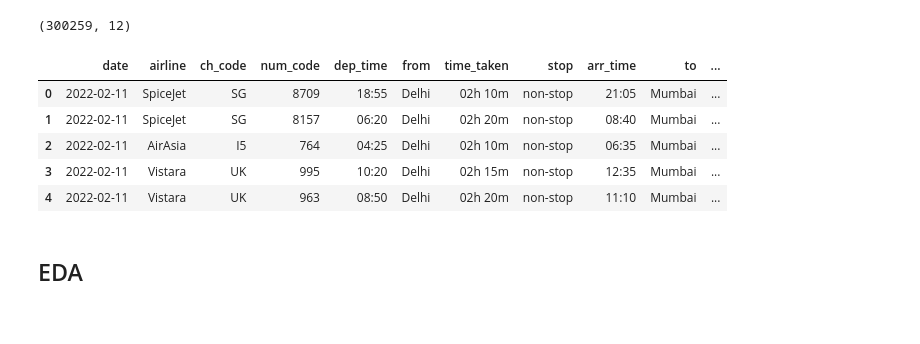
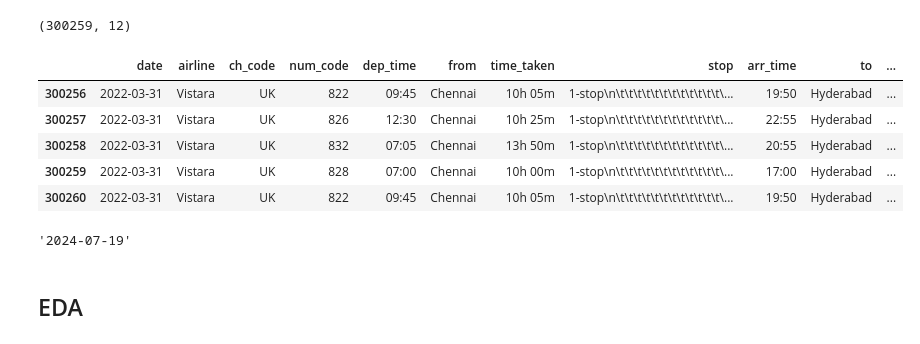
Before and after one commit to shaloy-lewis/flight-price-prediction, a Jupyter notebook: experiment/experiments.ipynb, the cells around one changed output. Drawn from its saved outputs; the diff is of its cells as text; code cells hidden in the pictures.

```diff
--- a/experiment/experiments.ipynb
+++ b/experiment/experiments.ipynb
@@ -93,7 +93,6 @@ def parse_stops(stop_desc):
         return 2
 # %%
 df2=df.copy()
-df2['flight_code'] = df2[['ch_code', 'num_code']].astype(str).agg('-'.join, axis=1)
 df2['date'] = pd.to_datetime(df2['date'], format='%d-%m-%Y')
 today = pd.to_datetime('10-02-2022', format='%d-%m-%Y')
 df2['days_prior_booked'] = (df2['date'] - today).dt.days
@@ -102,12 +101,17 @@ df2['arrival_time'] = df2['arr_time'].apply(categorize_time)
 df2['flight_duration'] = df2['time_taken'].apply(convert_to_minutes)
 df2['number_of_stops'] = df2['stop'].apply(lambda x: parse_stops(x))
 # %%
-df2.head()
+df2.tail()
 # %% [output]
 |  | date | airline | ch_code | num_code | dep_time | from | time_taken | stop | arr_time | to | ... |
-| 0 | 2022-02-11 | SpiceJet | SG | 8709 | 18:55 | Delhi | 02h 10m | non-stop | 21:05 | Mumbai | ... |
-| 1 | 2022-02-11 | SpiceJet | SG | 8157 | 06:20 | Delhi | 02h 20m | non-stop | 08:40 | Mumbai | ... |
-| 2 | 2022-02-11 | AirAsia | I5 | 764 | 04:25 | Delhi | 02h 10m | non-stop | 06:35 | Mumbai | ... |
-| 3 | 2022-02-11 | Vistara | UK | 995 | 10:20 | Delhi | 02h 15m | non-stop | 12:35 | Mumbai | ... |
-| 4 | 2022-02-11 | Vistara | UK | 963 | 08:50 | Delhi | 02h 20m | non-stop | 11:10 | Mumbai | ... |
+| 300256 | 2022-03-31 | Vistara | UK | 822 | 09:45 | Chennai | 10h 05m | 1-stop\n\t\t\t\t\t\t\t\t\t\t\t\t\... | 19:50 | Hyderabad | ... |
+| 300257 | 2022-03-31 | Vistara | UK | 826 | 12:30 | Chennai | 10h 25m | 1-stop\n\t\t\t\t\t\t\t\t\t\t\t\t\... | 22:55 | Hyderabad | ... |
+| 300258 | 2022-03-31 | Vistara | UK | 832 | 07:05 | Chennai | 13h 50m | 1-stop\n\t\t\t\t\t\t\t\t\t\t\t\t\... | 20:55 | Hyderabad | ... |
+| 300259 | 2022-03-31 | Vistara | UK | 828 | 07:00 | Chennai | 10h 00m | 1-stop\n\t\t\t\t\t\t\t\t\t\t\t\t\... | 17:00 | Hyderabad | ... |
+| 300260 | 2022-03-31 | Vistara | UK | 822 | 09:45 | Chennai | 10h 05m | 1-stop\n\t\t\t\t\t\t\t\t\t\t\t\t\... | 19:50 | Hyderabad | ... |
+# %%
+from datetime import date, timedelta
+str(date.today()+ timedelta(days=4))
+# %% [output]
+'2024-07-19'
 # %%
```
Also changed, not shown: parts of 13 cells of this notebook, 3 other files.
